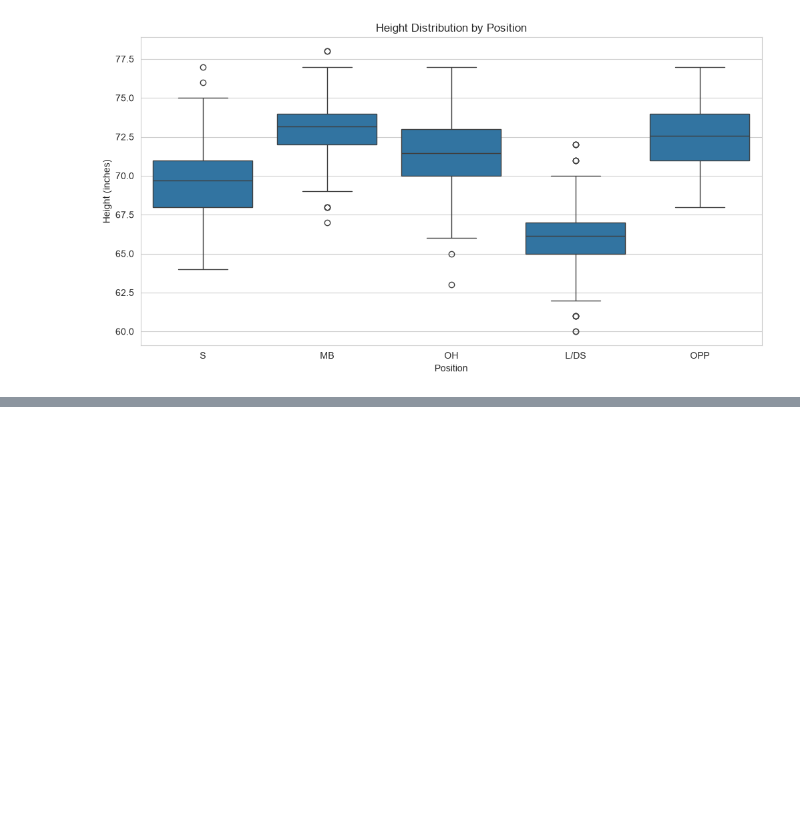
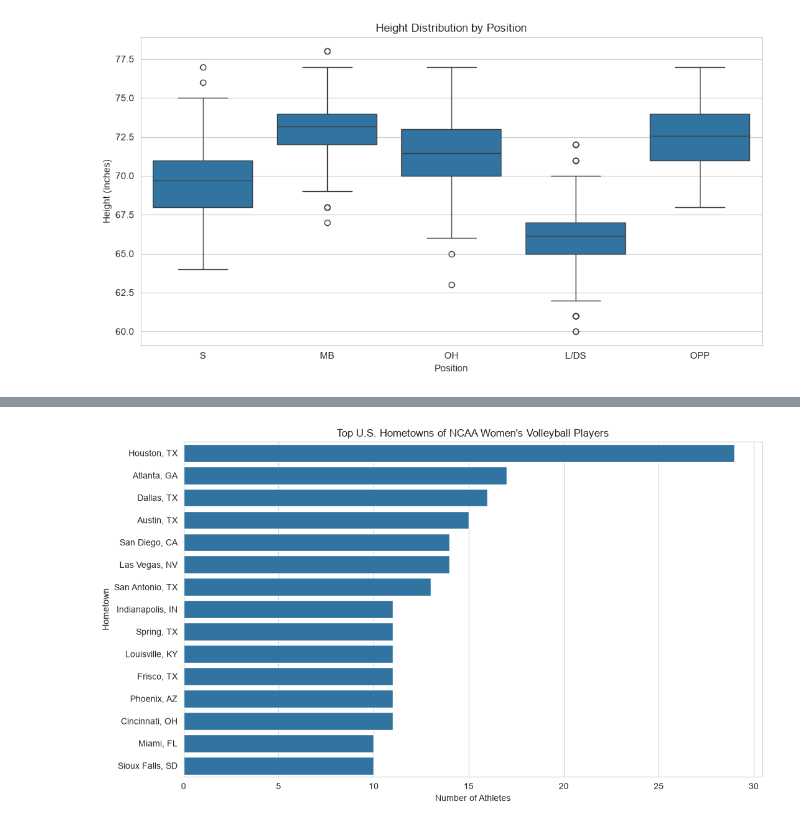
Before and after one commit to karlidean/capstone-project-NCAA-Volleyball, a Jupyter notebook: notebooks/eda.ipynb, the cells around one changed output, grey strips where cells are left out. Saved outputs shown, nothing was run; the diff lists cells and outputs as text; code cells hidden in the pictures; blank space fills up the shorter version.

```diff
--- a/notebooks/eda.ipynb
+++ b/notebooks/eda.ipynb
@@ -489,0 +849,11 @@ plt.show()
+# %%
+# Top U.S. hometown cities
+city_summary = (
+    us_players
+    .groupby(["hometown_city", "hometown_state"])
+    .size()
+    .reset_index(name="player_count")
+    .sort_values("player_count", ascending=False)
+)
+
+city_summary.head(20)
@@ -489,0 +878,24 @@ plt.show()
+# %%
+top_cities = city_summary.head(15).copy()
+
+top_cities["location"] = (
+    top_cities["hometown_city"]
+    + ", "
+    + top_cities["hometown_state"]
+)
+
+plt.figure(figsize=(12, 7))
+
+sns.barplot(
+    data=top_cities,
+    x="player_count",
+    y="location"
+)
+
+plt.title("Top U.S. Hometowns of NCAA Women's Volleyball Players")
+plt.xlabel("Number of Athletes")
+plt.ylabel("Hometown")
+
+plt.show()
+# %% [output]
+[figure, added]
```
Also changed, not shown: parts of 37 cells of this notebook, 3 other files.
